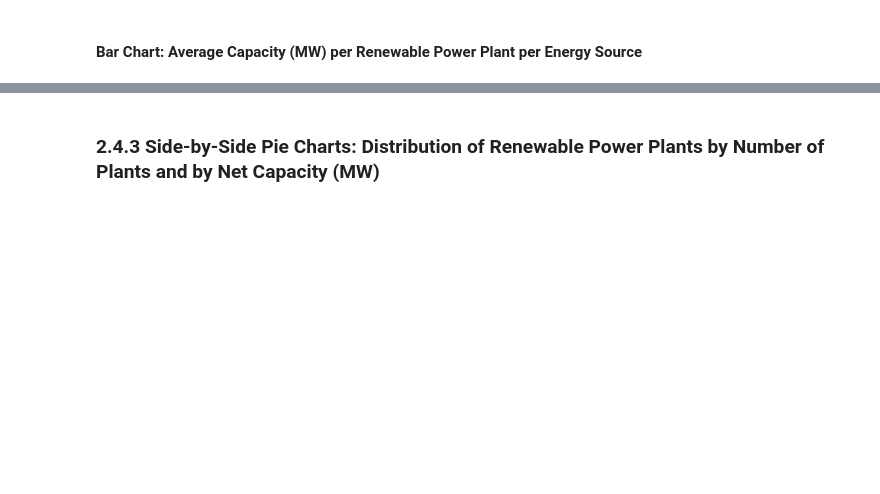
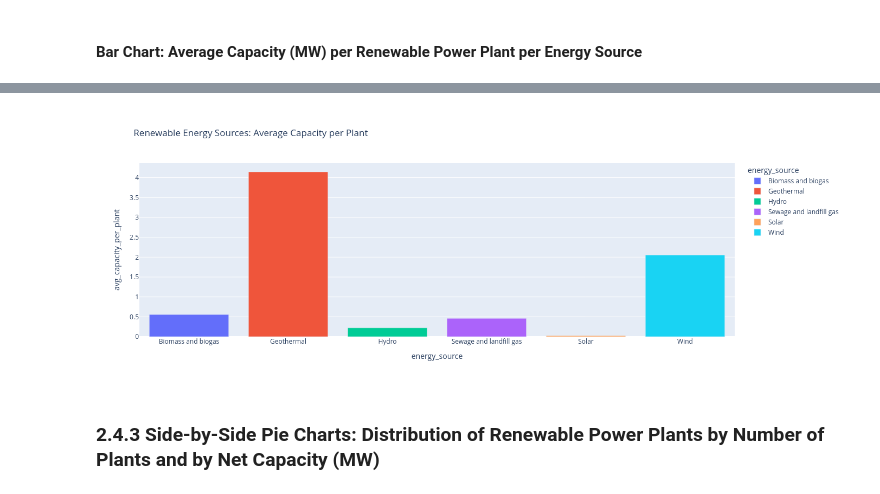
Before and after one commit to lilalaser/Work_in_Progress-Python_EDA_German_Power_Plants, a Jupyter notebook: Notebook_EDA_German_Power_Plants.ipynb, the cells around one changed output, grey strips where cells are left out. Saved outputs shown, nothing was run; the diff lists cells and outputs as text; code cells hidden in the pictures; blank space fills up the shorter version.

```diff
--- a/Notebook_EDA_German_Power_Plants.ipynb
+++ b/Notebook_EDA_German_Power_Plants.ipynb
@@ -1535,7 +1525,7 @@ fig = px.bar(renew_avg_cap_source, x='energy_source', y='avg_capacity_per_plant'
 	        color='energy_source',
                  title='Renewable Energy Sources: Average Capacity per Plant'
                 )
-fig.update_layout(width=1000, height=500)
+fig.update_layout(width=1200, height=500)
 
 fig.show()
 # %% [output]
@@ -1543,3 +1532,4 @@ fig.show()
+[figure, added]
 # %% [markdown]
 ### 2.4.3 Side-by-Side Pie Charts: Distribution of Renewable Power Plants by Number of Plants and by Net Capacity (MW)
 # %%
```
Also changed, not shown: parts of 28 cells of this notebook.
